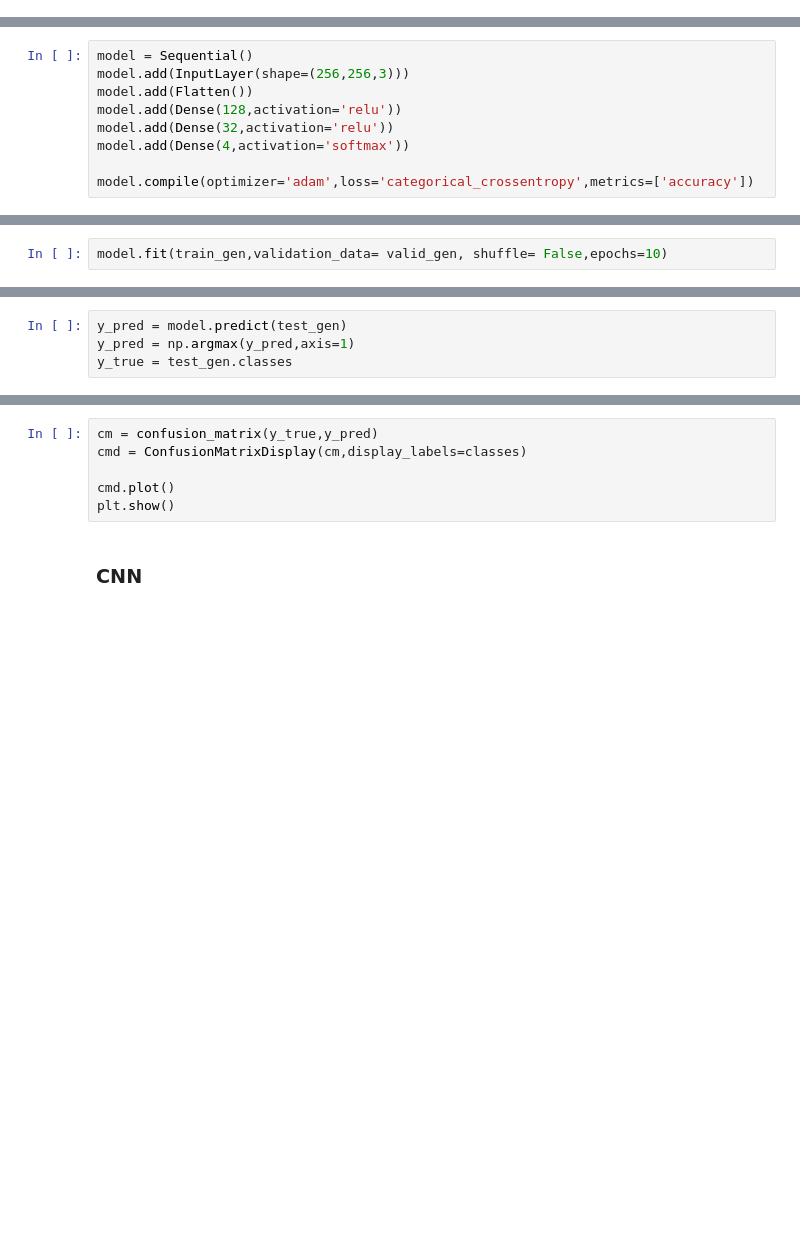
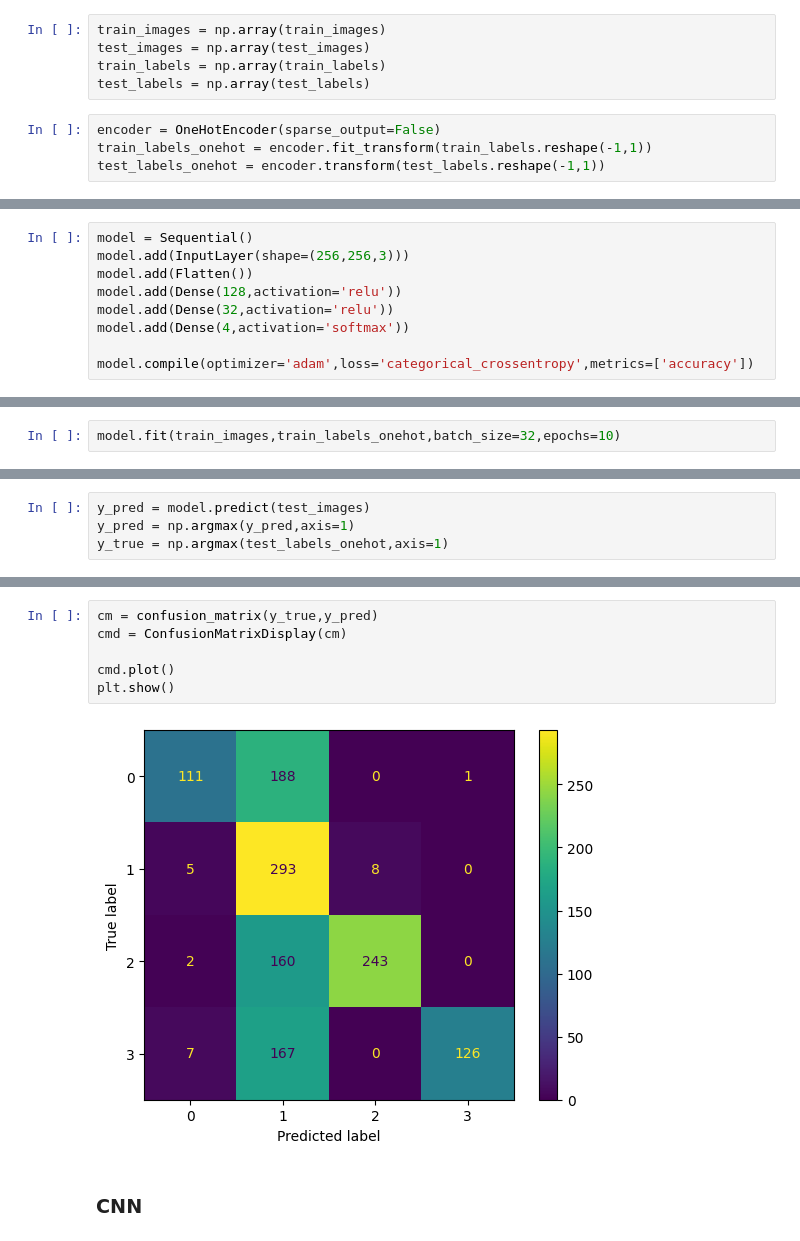
Before and after one commit to umertariq22/Brain-Tumor-Detection, a Jupyter notebook: brain-tumor-classification.ipynb, the cells around one changed output, grey strips where cells are left out. Drawn from its saved outputs; the diff is of its cells as text; blank space fills up the shorter version.

```diff
--- a/brain-tumor-classification.ipynb
+++ b/brain-tumor-classification.ipynb
@@ -88,3 +59,12 @@ plt.show()
+# %%
+train_images = np.array(train_images)
+test_images = np.array(test_images)
+train_labels = np.array(train_labels)
+test_labels = np.array(test_labels)
+# %%
+encoder = OneHotEncoder(sparse_output=False)
+train_labels_onehot = encoder.fit_transform(train_labels.reshape(-1,1))
+test_labels_onehot = encoder.transform(test_labels.reshape(-1,1))
 # %% [markdown]
 ### ANN
 # %%
@@ -101,2 +97,2 @@ model.summary()
 # %%
-model.fit(train_gen,validation_data= valid_gen, shuffle= False,epochs=10)
+model.fit(train_images,train_labels_onehot,batch_size=32,epochs=10)
@@ -103,4 +121,4 @@ model.fit(train_gen,validation_data= valid_gen, shuffle= False,epochs=10)
 # %%
-y_pred = model.predict(test_gen)
+y_pred = model.predict(test_images)
 y_pred = np.argmax(y_pred,axis=1)
-y_true = test_gen.classes
+y_true = np.argmax(test_labels_onehot,axis=1)
@@ -109,9 +140,11 @@ print(classification_report(y_true,y_pred,zero_division=0,target_names=classes))
 # %%
 cm = confusion_matrix(y_true,y_pred)
-cmd = ConfusionMatrixDisplay(cm,display_labels=classes)
+cmd = ConfusionMatrixDisplay(cm)
 
 cmd.plot()
 plt.show()
+# %% [output]
+[figure, added]
 # %% [markdown]
 ### CNN
 # %%
```
Also changed, not shown: parts of 33 cells of this notebook.
